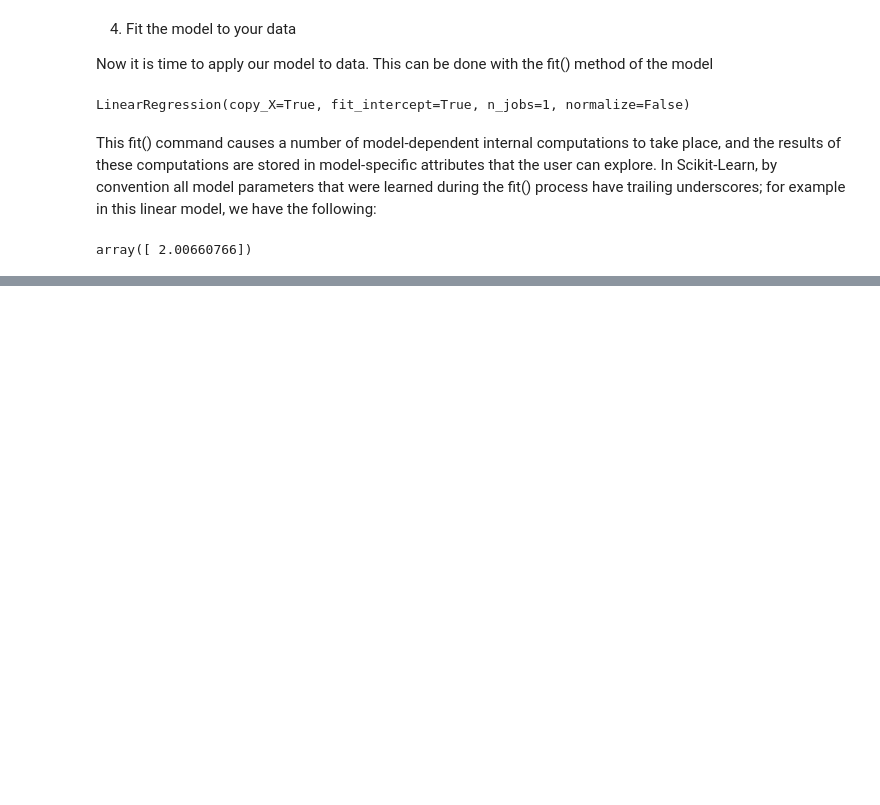
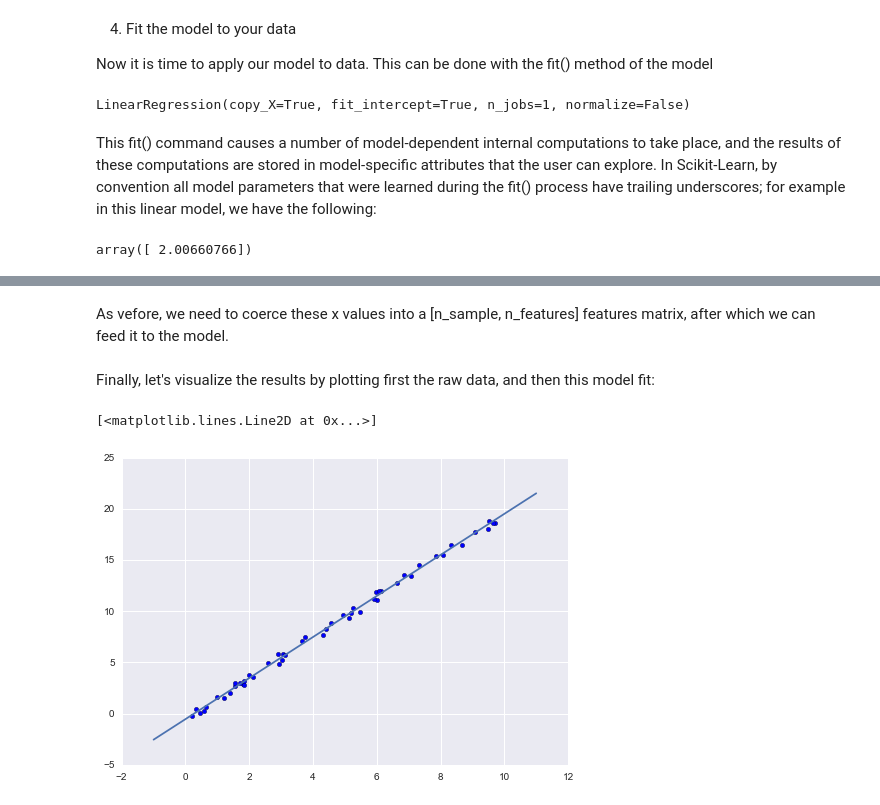
Before and after one commit to jorellano/Machine_learning-pt1, a Jupyter notebook: Machine Learning Intro.ipynb, the cells around one changed output, grey strips where cells are left out. Saved outputs shown, nothing was run; the diff lists cells and outputs as text; code cells hidden in the pictures; blank space fills up the shorter version.

```diff
--- a/Machine Learning Intro.ipynb
+++ b/Machine Learning Intro.ipynb
@@ -161,0 +170,15 @@ array([ 2.00660766])
+# %%
+xfit = np.linspace(-1, 11)
+# %% [markdown]
+As vefore, we need to coerce these x values into a [n_sample, n_features] features matrix, after which we can feed it to the model.
+# %%
+Xfit = xfit[:, np.newaxis]
+yfit = model.predict(Xfit)
+# %% [markdown]
+Finally, let's visualize the results by plotting first the raw data, and then this model fit:
+# %%
+plt.scatter(x, y)
+plt.plot(xfit, yfit)
+# %% [output]
+[<matplotlib.lines.Line2D at 0x...>]
+[figure, added]
```
Also changed, not shown: parts of 16 cells of this notebook.
